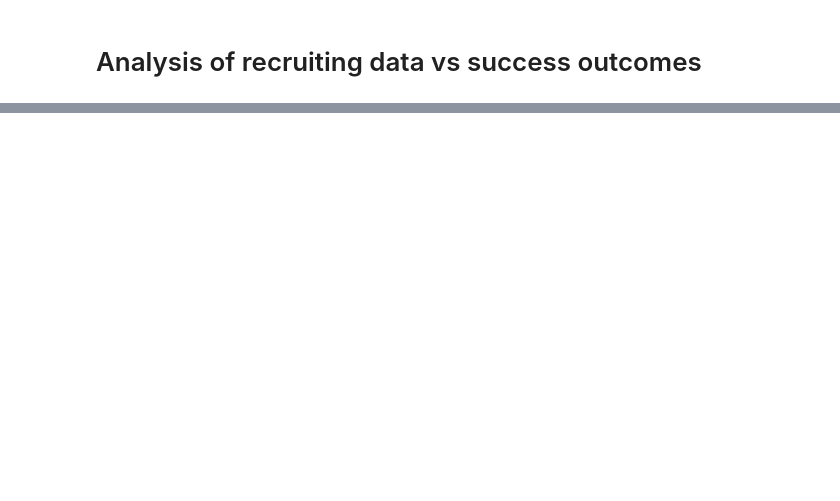
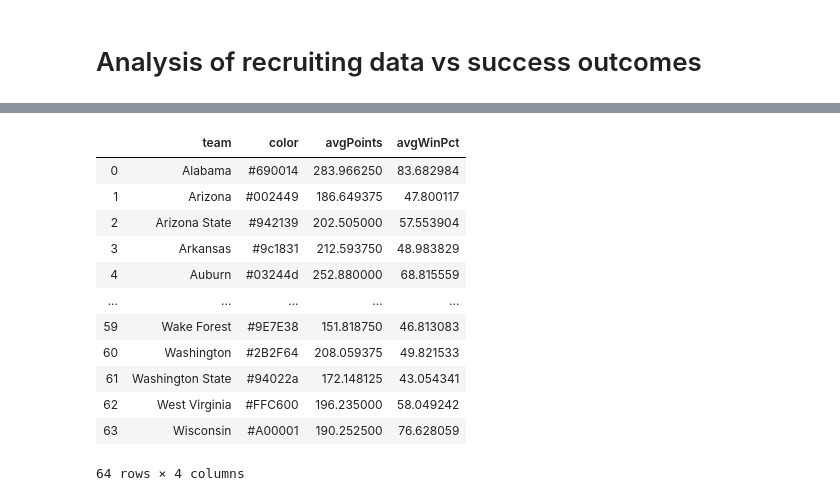
Before and after one commit to bdowd91/Project-1, a Jupyter notebook: recruitingAnalysis.ipynb, the cells around one changed output, grey strips where cells are left out. Saved outputs shown, nothing was run; the diff lists cells and outputs as text; code cells hidden in the pictures; blank space fills up the shorter version.

```diff
--- a/recruitingAnalysis.ipynb
+++ b/recruitingAnalysis.ipynb
@@ -45,0 +24,23 @@ fig.set_figwidth(15)
+# %%
+# get average recruiting rank and win percentage of each team
+groupedTeam = comboFrame.groupby(['team','color'])
+
+groupedStats = pd.DataFrame({'avgPoints':groupedTeam['recruitingPoints'].sum()/groupedTeam['recruitingPoints'].count(),
+                             'avgWinPct':groupedTeam['winPct'].sum()/groupedTeam['winPct'].count()
+                            })
+groupedStats = groupedStats.reset_index()
+groupedStats
+# %% [output]
+|  | team | color | avgPoints | avgWinPct |
+| 0 | Alabama | #690014 | 283.966250 | 83.682984 |
+| 1 | Arizona | #002449 | 186.649375 | 47.800117 |
+| 2 | Arizona State | #942139 | 202.505000 | 57.553904 |
+| 3 | Arkansas | #9c1831 | 212.593750 | 48.983829 |
+| 4 | Auburn | #03244d | 252.880000 | 68.815559 |
+| ... | ... | ... | ... | ... |
+| 59 | Wake Forest | #9E7E38 | 151.818750 | 46.813083 |
+| 60 | Washington | #2B2F64 | 208.059375 | 49.821533 |
+| 61 | Washington State | #94022a | 172.148125 | 43.054341 |
+| 62 | West Virginia | #FFC600 | 196.235000 | 58.049242 |
+| 63 | Wisconsin | #A00001 | 190.252500 | 76.628059 |
+64 rows × 4 columns
```
Also changed, not shown: parts of 8 cells of this notebook, 11 other files.
